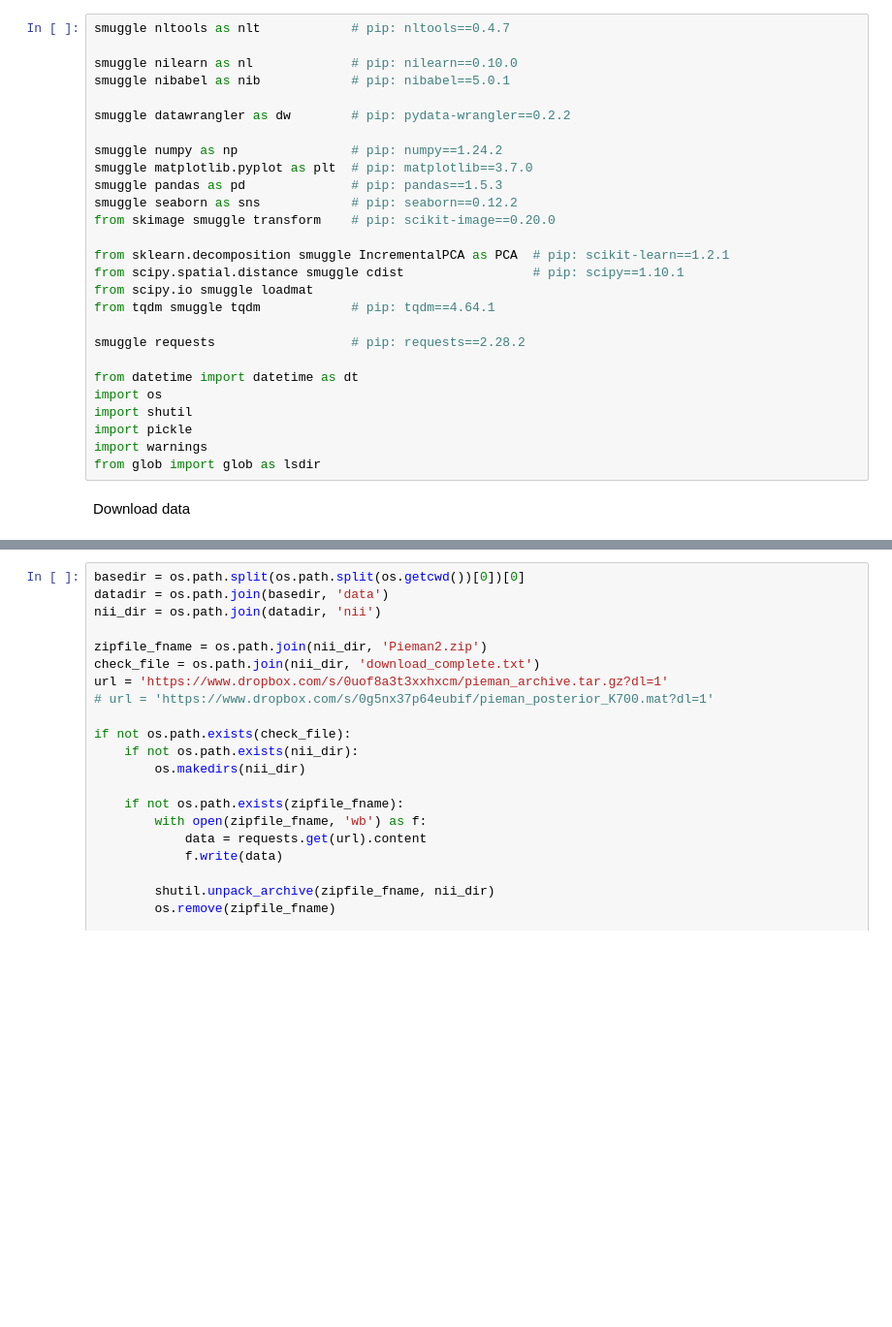
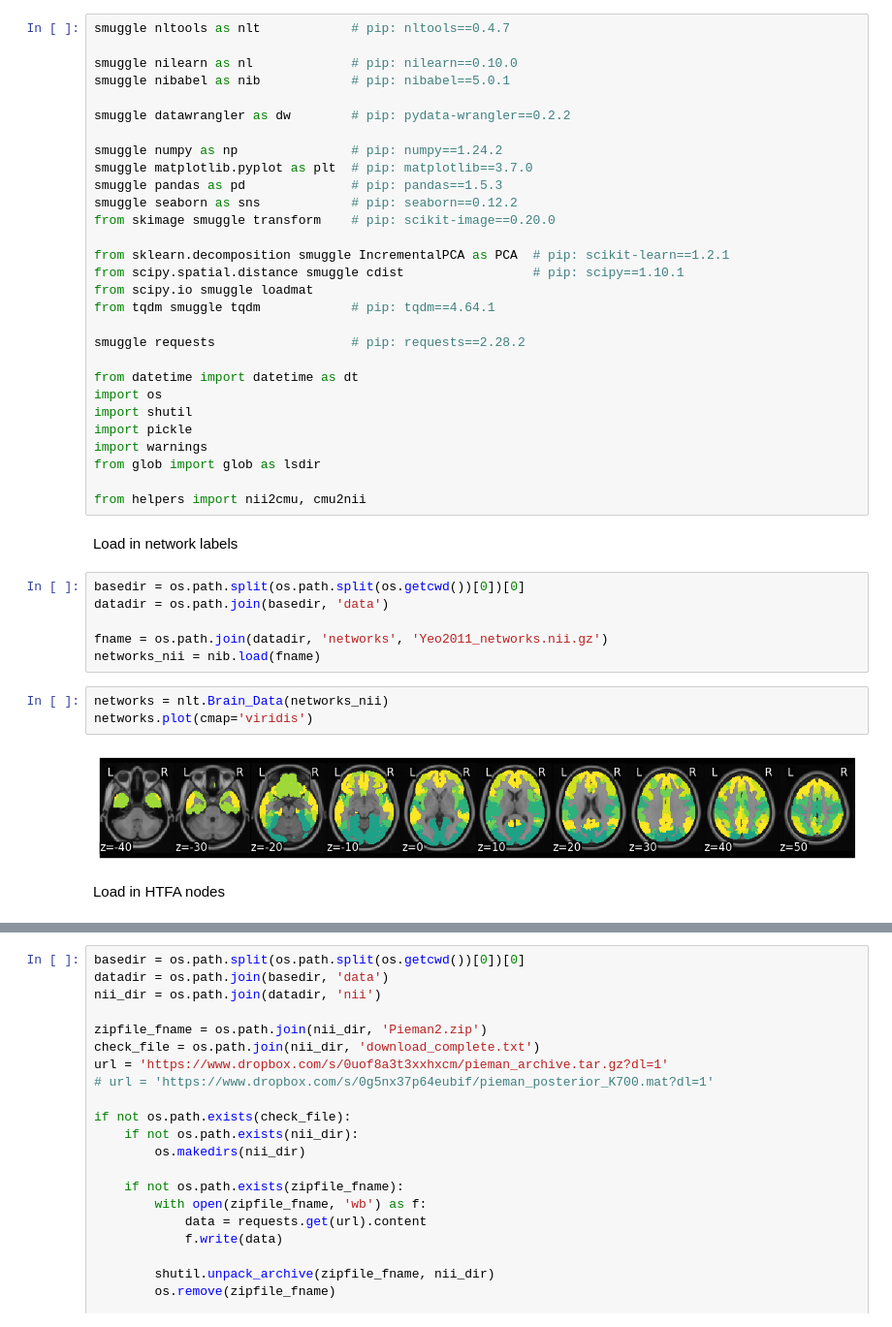
Before and after one commit to ContextLab/pca_paper, a Jupyter notebook: code/notebooks/decoding_and_compression_voxel.ipynb, the cells around one changed output, grey strips where cells are left out. Shown at 97% size. Drawn from its saved outputs; the diff is of its cells as text; blank space fills up the shorter version.

Commit message:
starting to work on network analyses (currently debugging)

```diff
--- a/code/notebooks/decoding_and_compression_voxel.ipynb
+++ b/code/notebooks/decoding_and_compression_voxel.ipynb
@@ -50,5 +50,20 @@ import shutil
 import pickle
 import warnings
 from glob import glob as lsdir
+
+from helpers import nii2cmu, cmu2nii
-# %% [markdown]
-Download data
+# %% [markdown]
+Load in network labels
+# %%
+basedir = os.path.split(os.path.split(os.getcwd())[0])[0]
+datadir = os.path.join(basedir, 'data')
+
+fname = os.path.join(datadir, 'networks', 'Yeo2011_networks.nii.gz')
+networks_nii = nib.load(fname)
+# %%
+networks = nlt.Brain_Data(networks_nii)
+networks.plot(cmap='viridis')
+# %% [output]
+[figure, added]
+# %% [markdown]
+Load in HTFA nodes
```
Also changed, not shown: parts of 14 cells of this notebook, 4 other files.
